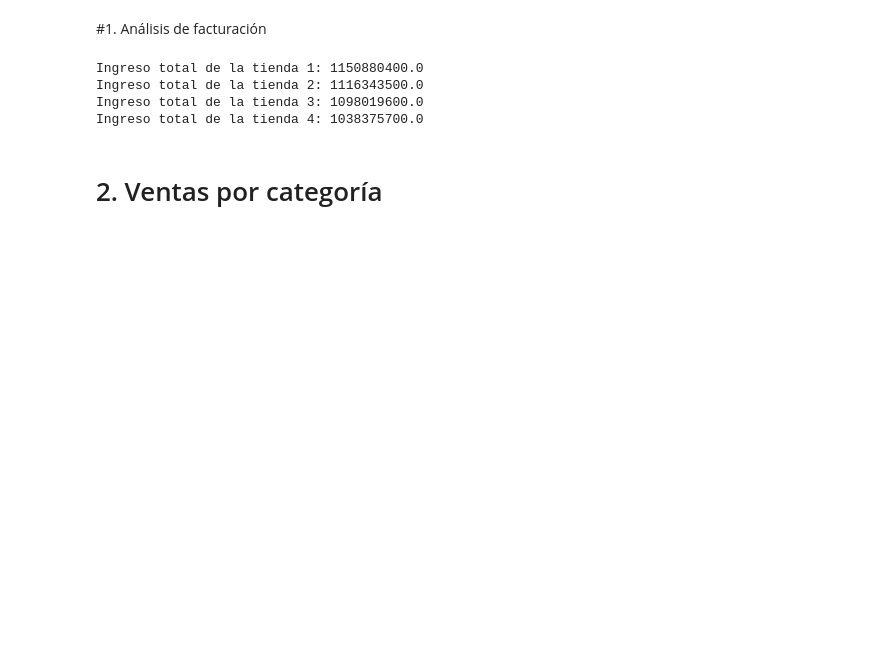
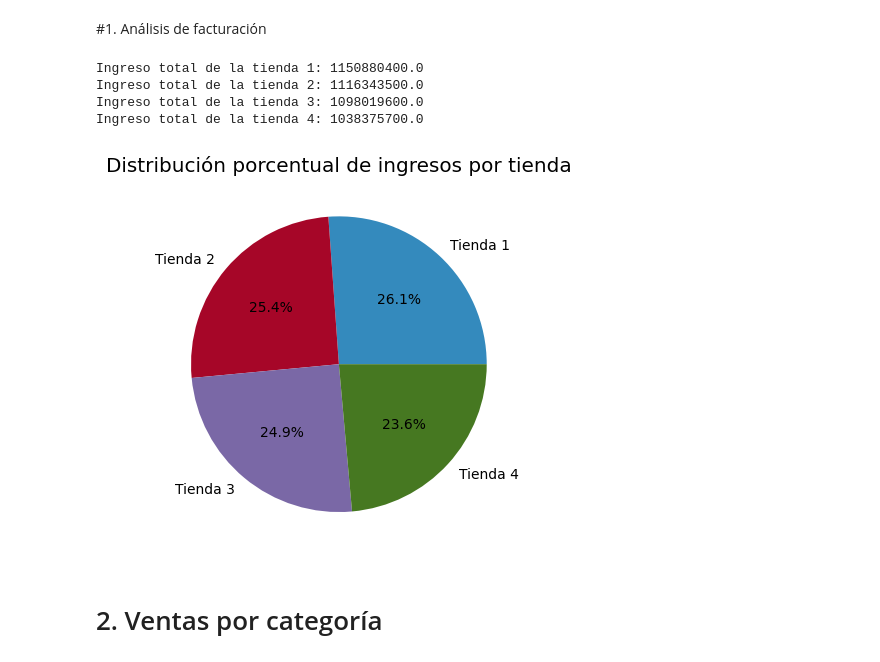
Before and after one commit to JoaquinPando/ChallengeStore, a Jupyter notebook: AluraStoreLatam.ipynb, the cells around one changed output. Drawn from its saved outputs; the diff is of its cells as text; code cells hidden in the pictures; blank space fills up the shorter version.

Commit message:
generate graphics

```diff
--- a/AluraStoreLatam.ipynb
+++ b/AluraStoreLatam.ipynb
@@ -43,6 +43,16 @@ Ingreso total de la tienda 1: 1150880400.0
 Ingreso total de la tienda 2: 1116343500.0
 Ingreso total de la tienda 3: 1098019600.0
 Ingreso total de la tienda 4: 1038375700.0
+# %%
+#grafico
+sumas = [precio_serie.sum(), precio_serie2.sum(), precio_serie3.sum(), precio_serie4.sum()]
+etiquetas = ['Tienda 1', 'Tienda 2', 'Tienda 3', 'Tienda 4']
+
+plt.pie(sumas, labels=etiquetas, autopct='%1.1f%%')
+plt.title('Distribución porcentual de ingresos por tienda')
+plt.show()
+# %% [output]
+[figure, added]
 # %% [markdown]
 # 2. Ventas por categoría
 # %%
```
Also changed, not shown: parts of 4 cells of this notebook.
